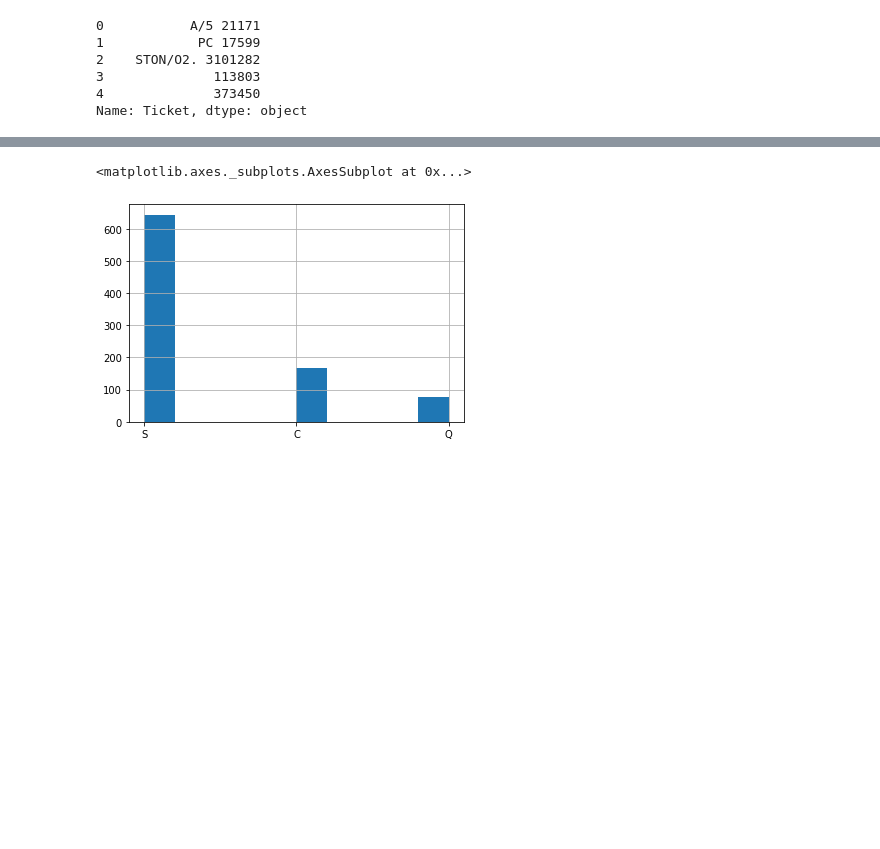
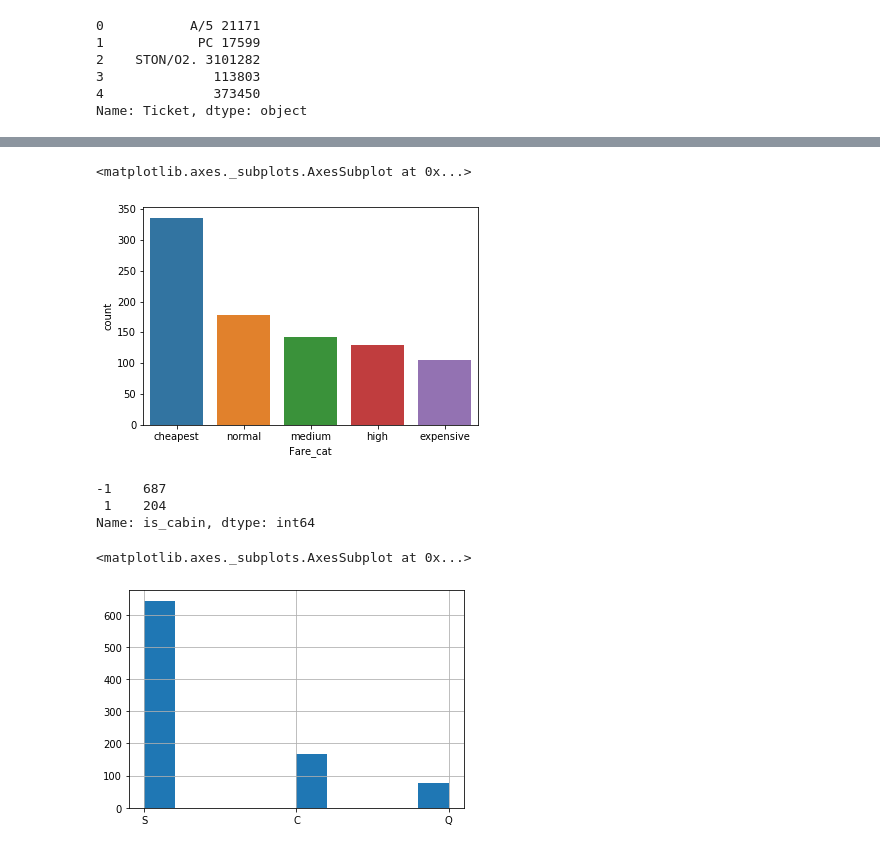
Before and after one commit to AjiNugroho/MachineLearning, a Jupyter notebook: titanic/titanic_disaster.ipynb, the cells around one changed output, grey strips where cells are left out. Cells and saved outputs as stored; diff of their text form; code cells hidden in the pictures; blank space fills up the shorter version.

```diff
--- a/titanic/titanic_disaster.ipynb
+++ b/titanic/titanic_disaster.ipynb
@@ -207,3 +281,24 @@ data_titanic.drop('Cabin',axis=1,inplace=True)
+# %%
+data_titanic['Fare_cat']=pd.cut(x=data_titanic['Fare'],bins=[-10,10,20,30,70,1000],labels=['cheapest','normal','medium','high','expensive'])
+sns.countplot(x='Fare_cat',data=data_titanic)
+# %% [output]
+<matplotlib.axes._subplots.AxesSubplot at 0x...>
+[figure, added]
+# %%
+#cabin contains large missing value, it means there are many people didn't bring anything
+
+def is_cabin(cabin):
+    if pd.isna(cabin):
+        return -1
+    else:
+        return 1
+
+data_titanic['is_cabin'] = data_titanic['Cabin'].apply(is_cabin)
+data_titanic['is_cabin'].value_counts()
+# %% [output]
+-1    687
+ 1    204
+Name: is_cabin, dtype: int64
 # %%
 #embarked contain miss value. fill with the largest
 data_titanic['Embarked'].hist()
```
Also changed, not shown: parts of 28 cells of this notebook.
